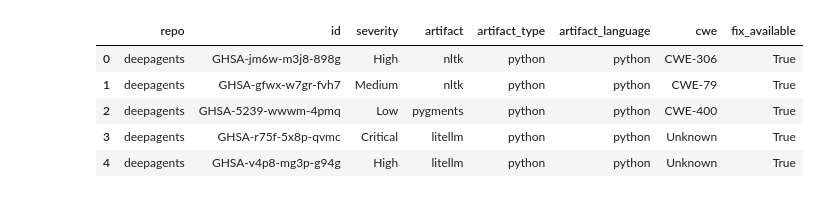
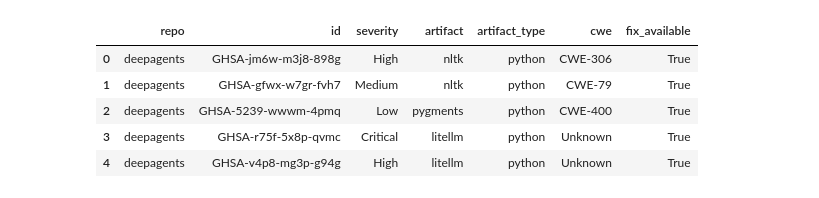
Before and after one commit to CristobalAlonso26/Proyecto_ciberseguridad, a Jupyter notebook: nbs/02_vulnerability_patterns.ipynb, the cells around one changed output. Cells and saved outputs as stored; diff of their text form; code cells hidden in the pictures.

```diff
--- a/nbs/02_vulnerability_patterns.ipynb
+++ b/nbs/02_vulnerability_patterns.ipynb
@@ -6,50 +6,72 @@ Análisis de vulnerabilidades Grype consolidadas en `analysis.json`: severidad,
 from __future__ import annotations
 
 import json
 from pathlib import Path
 
 import matplotlib.pyplot as plt
 import pandas as pd
 
 
 def find_project_root(start: Path | None = None) -> Path:
     start = start or Path.cwd()
     for candidate in [start, *start.parents]:
         if (candidate / 'data' / 'results' / 'analysis.json').exists():
             return candidate
     return Path.cwd()
 
 
 analysis_path = find_project_root() / 'data' / 'results' / 'analysis.json'
-with analysis_path.open('r', encoding='utf-8') as f:
-    analysis = json.load(f)
+analysis = json.loads(analysis_path.read_text(encoding='utf-8'))
 
 vuln_rows = []
-for repo in analysis.get('repositories', []):
+repo_rows = []
+codeql_rows = []
+
+for repo in analysis.get('repositories', []) or []:
+    repo_name = repo.get('name', 'unknown')
+    repo_rows.append({
+        'repo': repo_name,
+        'components': repo.get('sbom', {}).get('total_components', 0),
+        'vulnerabilities': repo.get('vulnerabilities', {}).get('total', 0),
+    })
+
     for item in repo.get('vulnerabilities', {}).get('items', []) or []:
         vuln_rows.append({
-            'repo': repo.get('name', 'unknown'),
-            'id': item.get('id'),
-            'severity': item.get('severity', 'Unknown'),
-            'artifact': item.get('artifact', 'unknown'),
-            'artifact_type': item.get('artifact_type', 'unknown'),
-            'artifact_language': item.get('artifact_language', 'unknown') or 'unknown',
+            'repo': repo_name,
+            'id': item.get('id', 'unknown'),
+            'severity': item.get('severity', 'Unknown') or 'Unknown',
+            'artifact': item.get('artifact', 'unknown') or 'unknown',
+            'artifact_type': item.get('artifact_type', 'unknown') or 'unknown',
             'cwe': item.get('cwe', 'Unknown') or 'Unknown',
             'fix_available': bool(item.get('fix_available', False)),
         })
 
+    for issue in repo.get('codeql', {}).get('items', []) or []:
+        codeql_rows.append({
+            'repo': repo_name,
+            'rule_id': issue.get('rule_id', 'unknown') or 'unknown',
+            'level': issue.get('level', 'unknown') or 'unknown',
+        })
+
+df_repo = pd.DataFrame(repo_rows)
 df_vulns = pd.DataFrame(vuln_rows)
+df_codeql = pd.DataFrame(codeql_rows)
+
+if df_repo.empty:
+    df_repo = pd.DataFrame(columns=['repo', 'components', 'vulnerabilities'])
 if df_vulns.empty:
-    df_vulns = pd.DataFrame(columns=['repo','id','severity','artifact','artifact_type','artifact_language','cwe','fix_available'])
+    df_vulns = pd.DataFrame(columns=['repo','id','severity','artifact','artifact_type','cwe','fix_available'])
+if df_codeql.empty:
+    df_codeql = pd.DataFrame(columns=['repo','rule_id','level'])
 
-df_vulns.head()
+display(df_vulns.head())
 # %% [output]
-|  | repo | id | severity | artifact | artifact_type | artifact_language | cwe | fix_available |
-| 0 | deepagents | GHSA-jm6w-m3j8-898g | High | nltk | python | python | CWE-306 | True |
-| 1 | deepagents | GHSA-gfwx-w7gr-fvh7 | Medium | nltk | python | python | CWE-79 | True |
-| 2 | deepagents | GHSA-5239-wwwm-4pmq | Low | pygments | python | python | CWE-400 | True |
-| 3 | deepagents | GHSA-r75f-5x8p-qvmc | Critical | litellm | python | python | Unknown | True |
-| 4 | deepagents | GHSA-v4p8-mg3p-g94g | High | litellm | python | python | Unknown | True |
+|  | repo | id | severity | artifact | artifact_type | cwe | fix_available |
+| 0 | deepagents | GHSA-jm6w-m3j8-898g | High | nltk | python | CWE-306 | True |
+| 1 | deepagents | GHSA-gfwx-w7gr-fvh7 | Medium | nltk | python | CWE-79 | True |
+| 2 | deepagents | GHSA-5239-wwwm-4pmq | Low | pygments | python | CWE-400 | True |
+| 3 | deepagents | GHSA-r75f-5x8p-qvmc | Critical | litellm | python | Unknown | True |
+| 4 | deepagents | GHSA-v4p8-mg3p-g94g | High | litellm | python | Unknown | True |
 # %%
 severity_order = ['Critical', 'High', 'Medium', 'Low', 'Unknown']
 severity_counts = df_vulns['severity'].value_counts().reindex(severity_order, fill_value=0)
```
Also changed, not shown: parts of 10 cells of this notebook, 2 other files.
